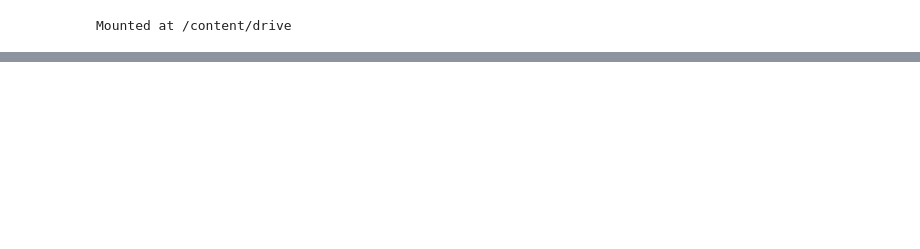
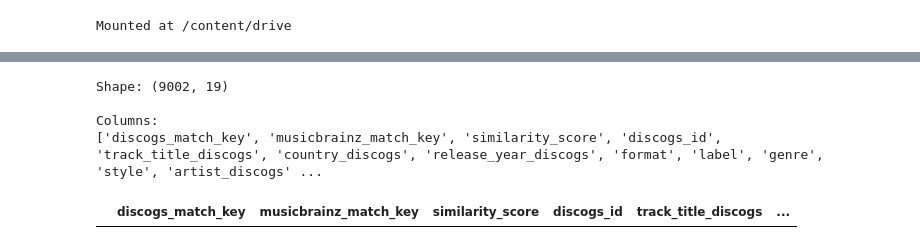
Before and after one commit to ruchithelamp/music, a Jupyter notebook: Milestone_2_Recession_Music.ipynb, the cells around one changed output, grey strips where cells are left out. Saved outputs shown, nothing was run; the diff lists cells and outputs as text; code cells hidden in the pictures; blank space fills up the shorter version.

```diff
--- a/Milestone_2_Recession_Music.ipynb
+++ b/Milestone_2_Recession_Music.ipynb
@@ -70,0 +65,32 @@ Mounted at /content/drive
+# %%
+#Collecting all MusicBrainz data into one list
+##note: this takes ~5 minutes to run!
+all_mb = []
+
+for year in years:
+    mb_path = os.path.join(data_path, year, 'musicbrainz')
+    if os.path.exists(mb_path):
+        for file in os.listdir(mb_path):
+            if file.endswith('.json'):
+                with open(os.path.join(mb_path, file), 'r') as f:
+                    data = json.load(f)
+                    releases = data.get('releases', [])
+                    for item in releases:
+                        artist_credit = item.get('artist-credit', [])
+                        artist_name = artist_credit[0]['name'] if artist_credit else ''
+                        flat_item = {
+                            'musicbrainz_id': item.get('id'),
+                            'track_title': item.get('title'),
+                            'artist': artist_name,
+                            'release_year': str(item.get('date')),
+                            'country': item.get('country'),
+                        }
+                        all_mb.append(flat_item)
+
+musicbrainz_df = pd.DataFrame(all_mb)
+
+#Cleaning strings
+musicbrainz_df.dropna(subset=['track_title', 'artist', 'release_year'], inplace=True)
+musicbrainz_df['track_title'] = musicbrainz_df['track_title'].str.lower().str.strip()
+musicbrainz_df['artist'] = musicbrainz_df['artist'].str.lower().str.strip()
+musicbrainz_df['release_year'] = musicbrainz_df['release_year'].astype(str).str.strip()
@@ -70,0 +145,17 @@ Mounted at /content/drive
+# %%
+#investigating the newly saved fuzzy_matches csv
+fuzzy_matches = pd.read_csv('/content/drive/My Drive/music_anthro_M2/merged_fuzzy_matches.csv')
+print(f"Shape: {fuzzy_matches.shape}")
+print("\nColumns:")
+print(fuzzy_matches.columns.tolist())
+fuzzy_matches.head()
+
+#Droping rows with missing critical info
+cleaned = fuzzy_matches.dropna(subset=['artist_discogs', 'artist_musicbrainz', 'track_title_discogs', 'track_title_musicbrainz'])
+cleaned.head()
+# %% [output]
+Shape: (9002, 19)
+
+Columns:
+['discogs_match_key', 'musicbrainz_match_key', 'similarity_score', 'discogs_id', 'track_title_discogs', 'country_discogs', 'release_year_discogs', 'format', 'label', 'genre', 'style', 'artist_discogs' ...
+|  | discogs_match_key | musicbrainz_match_key | similarity_score | discogs_id | track_title_discogs | ... |
```
Also changed, not shown: parts of 11 cells of this notebook.
